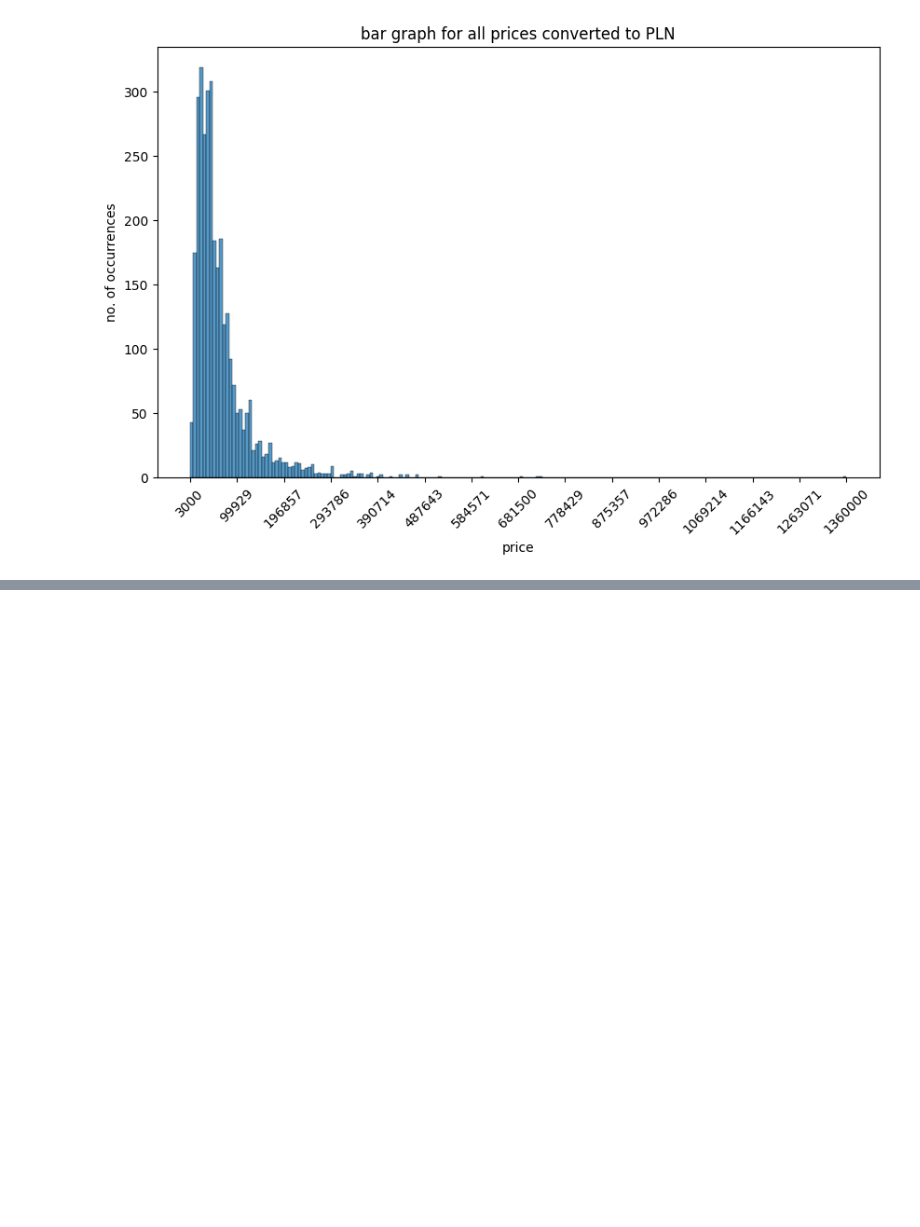
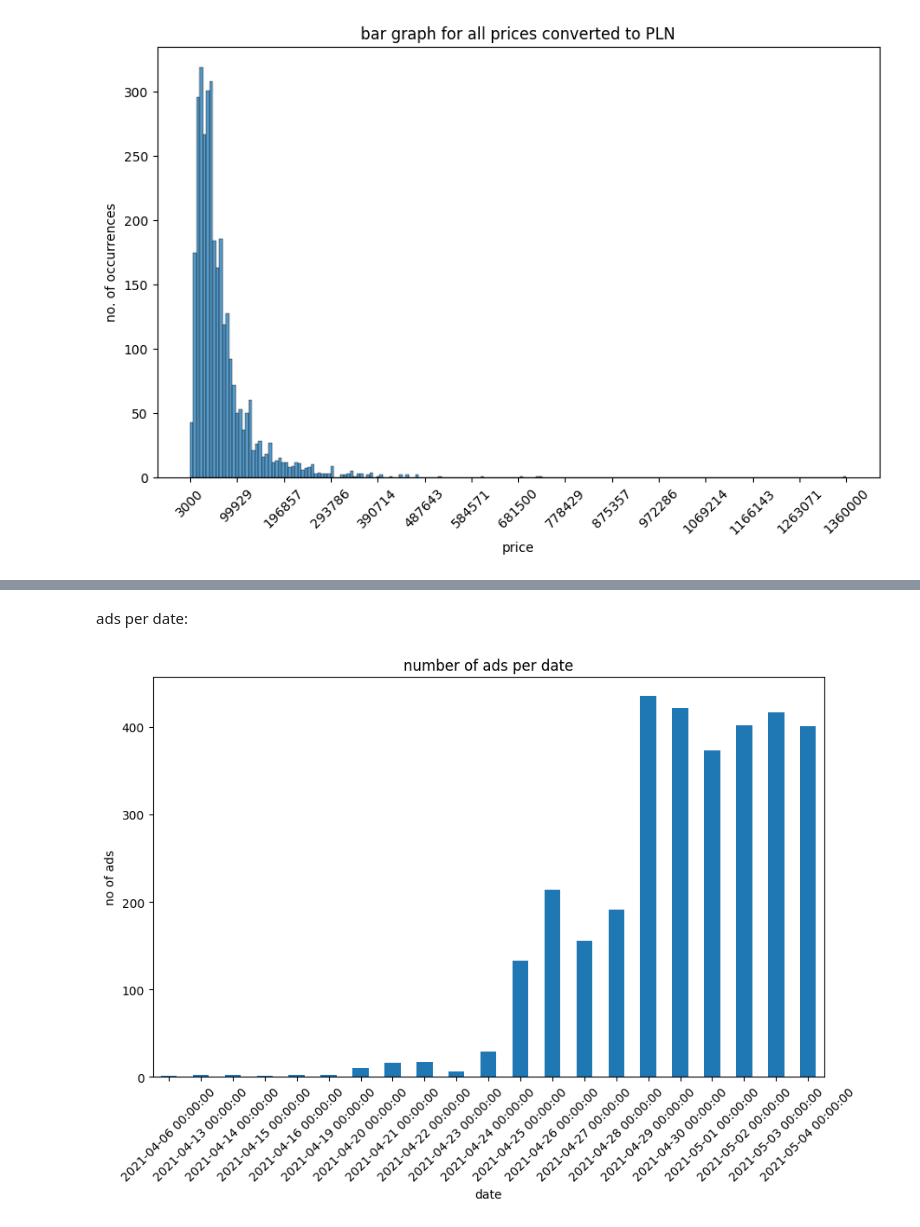
Before and after one commit to sowinskv/DSC_competition, a Jupyter notebook: notebooks/EDA.ipynb, the cells around one changed output, grey strips where cells are left out. Drawn from its saved outputs; the diff is of its cells as text; code cells hidden in the pictures; blank space fills up the shorter version.

```diff
--- a/notebooks/EDA.ipynb
+++ b/notebooks/EDA.ipynb
@@ -139,0 +150,17 @@ Name: count, Length: 1152, dtype: int64
+# %% [markdown]
+ads per date:
+# %%
+df['Data_pierwszej_rejestracji'] = pd.to_datetime(df['Data_pierwszej_rejestracji'], format="%d/%m/%Y", errors='coerce')
+df['Data_publikacji_oferty'] = pd.to_datetime(df['Data_publikacji_oferty'], format="%d/%m/%Y", errors='coerce')
+
+ads_sorted = df['Data_publikacji_oferty'].value_counts().sort_index()
+
+plt.figure(figsize=(10, 6))
+ads_sorted.plot(kind='bar')
+plt.xlabel("date")
+plt.ylabel("no of ads")
+plt.title("number of ads per date")
+plt.xticks(rotation=45)
+plt.show()
+# %% [output]
+[figure, added]
```
Also changed, not shown: parts of 10 cells of this notebook.
